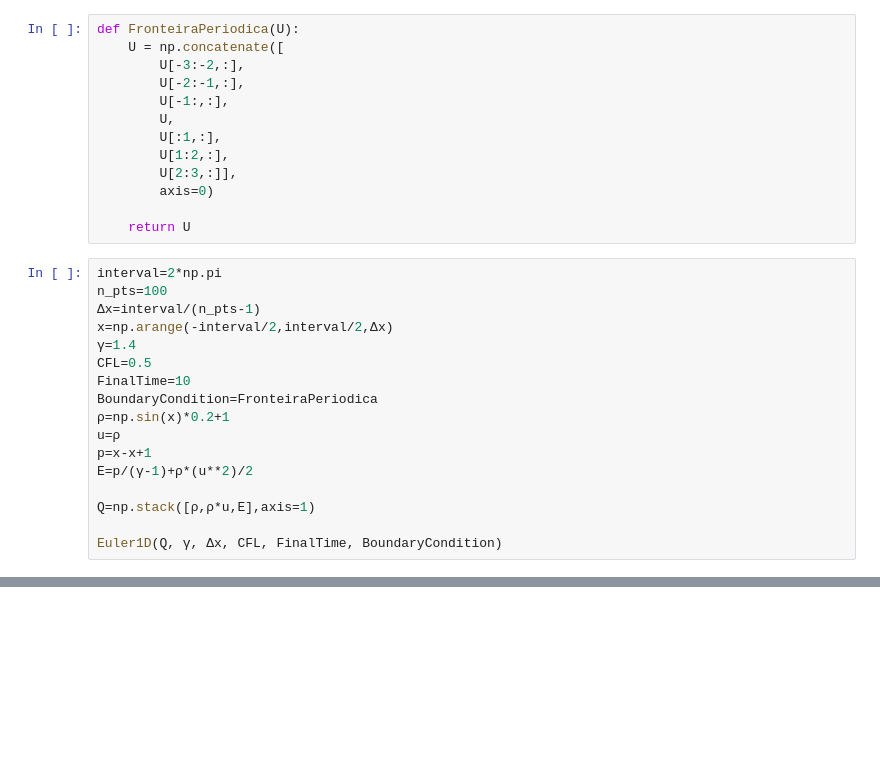
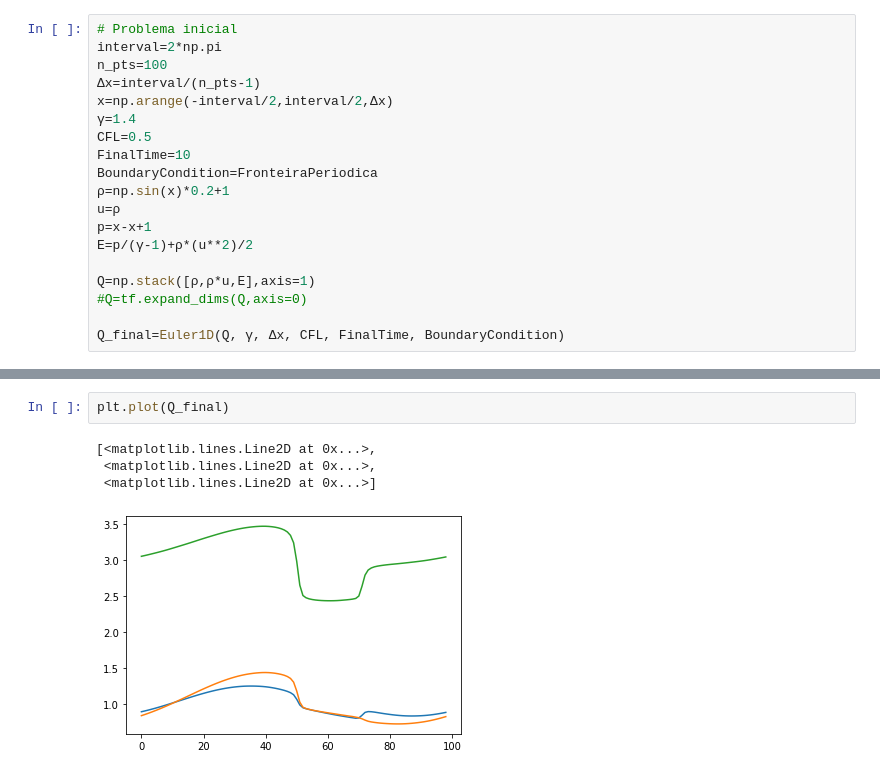
Before and after one commit to silvaneojunior/Top_mat_A, a Jupyter notebook: Euler/Euler1D.ipynb, the cells around one changed output, grey strips where cells are left out. Saved outputs shown, nothing was run; the diff lists cells and outputs as text; blank space fills up the shorter version.

```diff
--- a/Euler/Euler1D.ipynb
+++ b/Euler/Euler1D.ipynb
@@ -141,17 +7,5 @@ def WenoZ5ReconstructionLTR(Q):
-# %%
-def FronteiraPeriodica(U):
-    U = np.concatenate([
-        U[-3:-2,:],
-        U[-2:-1,:],
-        U[-1:,:],
-        U,
-        U[:1,:],
-        U[1:2,:],
-        U[2:3,:]],
-        axis=0)
-
-    return U
 # %%
+# Problema inicial
 interval=2*np.pi
 n_pts=100
 Δx=interval/(n_pts-1)
@@ -166,5 +20,6 @@ p=x-x+1
 E=p/(γ-1)+ρ*(u**2)/2
 
 Q=np.stack([ρ,ρ*u,E],axis=1)
+#Q=tf.expand_dims(Q,axis=0)
 
-Euler1D(Q, γ, Δx, CFL, FinalTime, BoundaryCondition)
+Q_final=Euler1D(Q, γ, Δx, CFL, FinalTime, BoundaryCondition)
@@ -190,0 +26,7 @@ array([[0.89228853, 0.83791864, 3.05018863],
+# %%
+plt.plot(Q_final)
+# %% [output]
+[<matplotlib.lines.Line2D at 0x...>,
+ <matplotlib.lines.Line2D at 0x...>,
+ <matplotlib.lines.Line2D at 0x...>]
+[figure, added]
```
Also changed, not shown: parts of 14 cells of this notebook, 19 other files.
